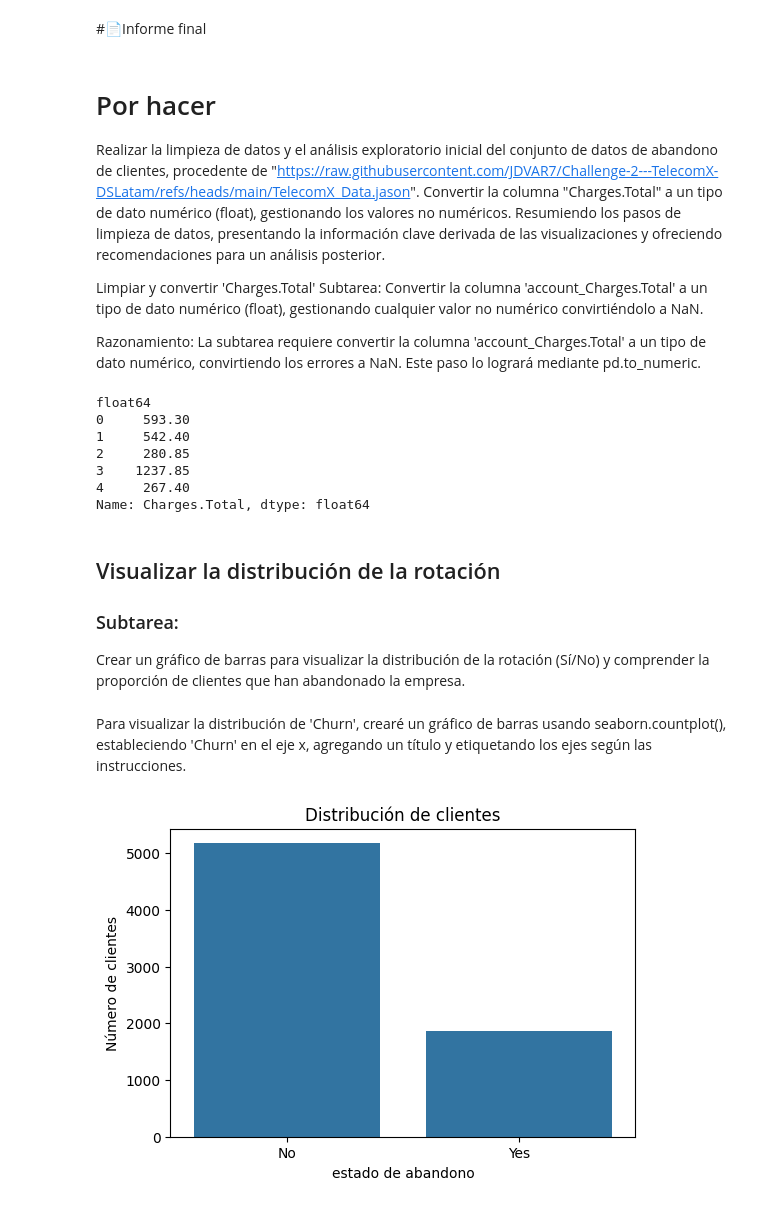
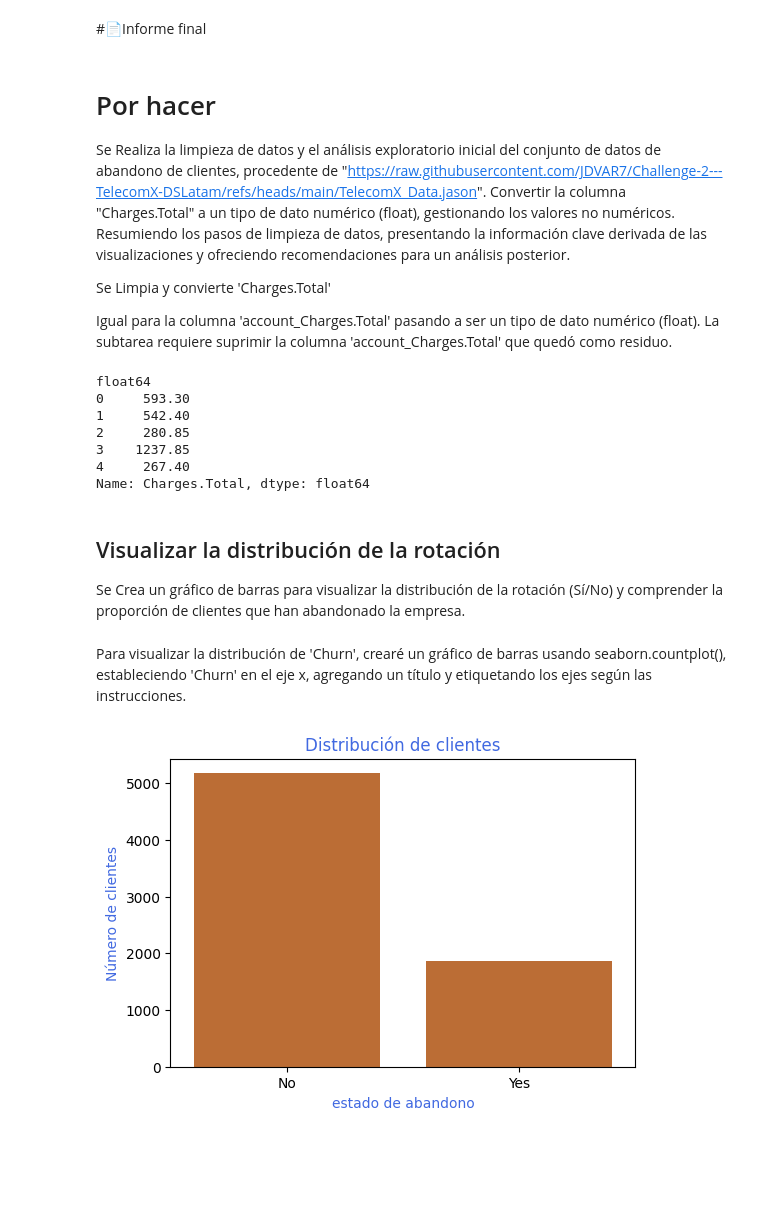
Before and after one commit to JDVAR7/Challenge-2---TelecomX-DSLatam, a Jupyter notebook: TelecomX_LATAM.ipynb, the cells around one changed output. Drawn from its saved outputs; the diff is of its cells as text; code cells hidden in the pictures; blank space fills up the shorter version.

```diff
--- a/TelecomX_LATAM.ipynb
+++ b/TelecomX_LATAM.ipynb
@@ -124,7 +122,7 @@ Columnas y sus nuevos nombres:
 # %%
 # Lista de columnas a borrar
 drop_columns = ['Partner','Dependents','PaperlessBilling', 'PaymentMethod','MultipleLines', 'InternetService', 'DeviceProtection',
-                'TechSupport', 'StreamingTV', 'StreamingMovies', 'PhoneService', 'OnlineSecurity', 'OnlineBackup']
+                'TechSupport', 'StreamingTV', 'StreamingMovies']
 
 # Filtrar columanas que no existan para evitar inconvenientes
 columns_drop = [c for c in drop_columns if c in df_1.columns] # Corrected 'col' to 'c'
@@ -169,15 +168,18 @@ display(df_1.head(7))
 # %%
-# Define the desired order of columns, excluding 'account_Charges.Total'
+# Define the desired order of columns, ensuring service-related columns are included
 column_order = [
     'customerID',
     'gender',
     'SeniorCitizen',
     'tenure',
     'Contract',
+    'PhoneService',
+    'OnlineSecurity',
+    'OnlineBackup',
     'Charges.Total',
     'Charges.Monthly',
     'Daily_Charge',
-    'Churn'
+    'Churn',
 ]
 
 # Se realiza el ordenamiento de columnas
@@ -357,13 +401,12 @@ Perdida.style.format({'Ventas': '$ {:,.2f}'}).bar(subset='Ventas',color='lightgr
 # %% [markdown]
 # Por hacer
 
-Realizar la limpieza de datos y el análisis exploratorio inicial del conjunto de datos de abandono de clientes, procedente de "https://raw.githubusercontent.com/JDVAR7/Challenge-2---TelecomX-DSLatam/refs/heads/main/TelecomX_Data.jason". Convertir la columna "Charges.Total" a un tipo de dato numérico (float), gestionando los valores no numéricos. Resumiendo los pasos de limpieza de datos, presentando la información clave derivada de las visualizaciones y ofreciendo recomendaciones para un análisis posterior.
+Se Realiza la limpieza de datos y el análisis exploratorio inicial del conjunto de datos de abandono de clientes, procedente de "https://raw.githubusercontent.com/JDVAR7/Challenge-2---TelecomX-DSLatam/refs/heads/main/TelecomX_Data.jason". Convertir la columna "Charges.Total" a un tipo de dato numérico (float), gestionando los valores no numéricos. Resumiendo los pasos de limpieza de datos, presentando la información clave derivada de las visualizaciones y ofreciendo recomendaciones para un análisis posterior.
 
-Limpiar y convertir 'Charges.Total'
-Subtarea:
-Convertir la columna 'account_Charges.Total' a un tipo de dato numérico (float), gestionando cualquier valor no numérico convirtiéndolo a NaN.
+Se Limpia y convierte 'Charges.Total'
 
-Razonamiento: La subtarea requiere convertir la columna 'account_Charges.Total' a un tipo de dato numérico, convirtiendo los errores a NaN. Este paso lo logrará mediante pd.to_numeric.
+Igual para la columna 'account_Charges.Total' pasando a ser un tipo de dato numérico (float).
+La subtarea requiere suprimir la columna 'account_Charges.Total' que quedó como residuo.
 # %%
 print(df_1['Charges.Total'].dtype)
 print(df_1['Charges.Total'].head())
@@ -378,19 +421,18 @@ Name: Charges.Total, dtype: float64
 # %% [markdown]
 ## Visualizar la distribución de la rotación
 
-### Subtarea:
-Crear un gráfico de barras para visualizar la distribución de la rotación (Sí/No) y comprender la proporción de clientes que han abandonado la empresa.
+Se Crea un gráfico de barras para visualizar la distribución de la rotación (Sí/No) y comprender la proporción de clientes que han abandonado la empresa.
 # %% [markdown]
 Para visualizar la distribución de 'Churn', crearé un gráfico de barras usando seaborn.countplot(), estableciendo 'Churn' en el eje x, agregando un título y etiquetando los ejes según las instrucciones.
 # %%
 plt.figure(figsize=(6, 4))
-sns.countplot(data=df_1, x='Churn')
-plt.title('Distribución de clientes')
-plt.xlabel('estado de abandono')
-plt.ylabel('Número de clientes')
+sns.countplot(data=df_1, x='Churn', color= 'chocolate')
+plt.title('Distribución de clientes', color= 'royalblue')
+plt.xlabel('estado de abandono', color= 'royalblue')
+plt.ylabel('Número de clientes', color= 'royalblue')
 plt.show()
 # %% [output]
-[figure, old version]
+[figure, new version]
 # %% [markdown]
 ## Visualizar la tasa de abandono según el estatus de la tercera edad
 
```
Also changed, not shown: parts of 33 cells of this notebook.
